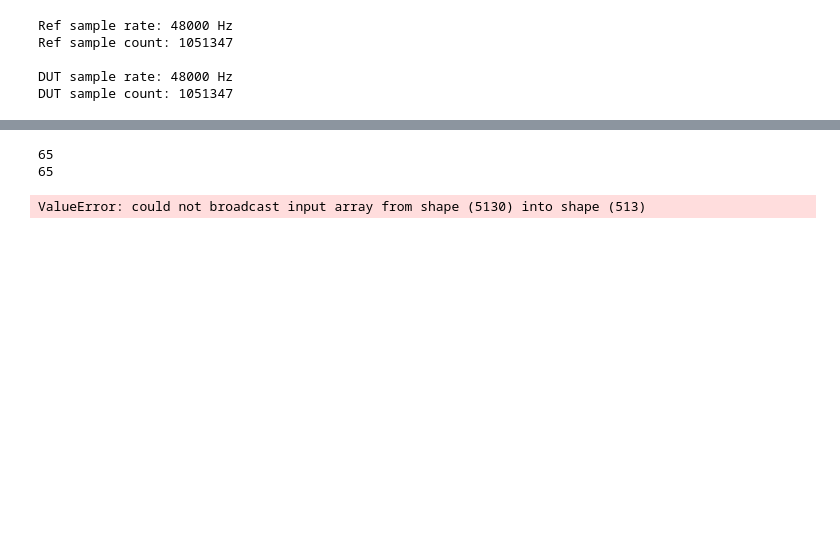
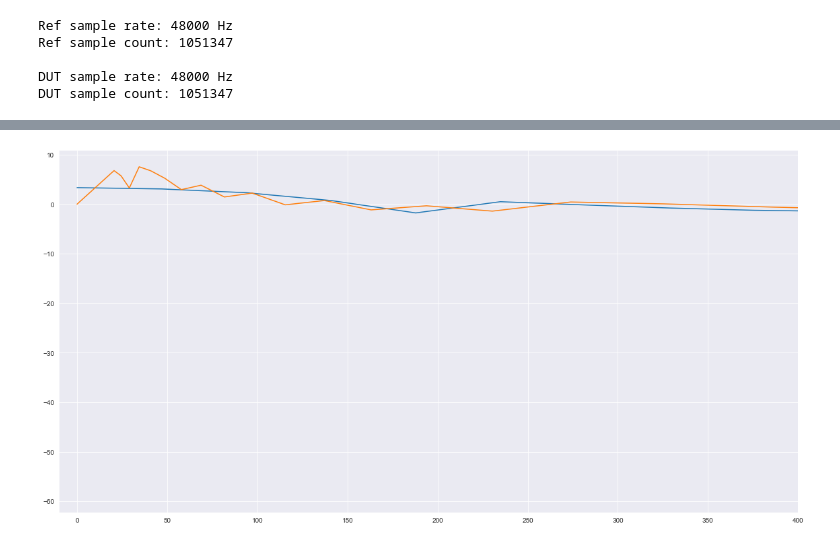
Before and after one commit to sonyc-project/mic_calibration, a Jupyter notebook: create_filter_coeffs.ipynb, the cells around one changed output, grey strips where cells are left out. Drawn from its saved outputs; the diff is of its cells as text; code cells hidden in the pictures; blank space fills up the shorter version.

Commit message:
Filter params down and yulewalk in

```diff
--- a/create_filter_coeffs.ipynb
+++ b/create_filter_coeffs.ipynb
@@ -114,10 +114,12 @@ plt.tight_layout()
-# %%
-print(len(freq_smoothed_aug))
-print(len(filt_gains))
-# %% [output]
-65
-65
 # %%
-b, a = utils.yulewalk(7, freq_smoothed_aug, filt_gains)
+b, a = utils.yulewalk(101, freq_smoothed_aug / np.max(freq_smoothed_aug), filt_gains)
-# %% [output]
-ValueError: could not broadcast input array from shape (5130) into shape (513)
+# %%
+w, h = freqz(b, a)
+h_dB = 20 * np.log10(abs(h))
+w_hz = w/max(w) * sr_ref/2
+# %%
+plt.plot(w_hz, h_dB, freq_smoothed_aug, magspec_db_smoothed_diff_aug)
+plt.xlim([-10, 400])
+plt.tight_layout()
+# %% [output]
+[figure, added]
```
Also changed, not shown: parts of 10 cells of this notebook, 1 other file.
